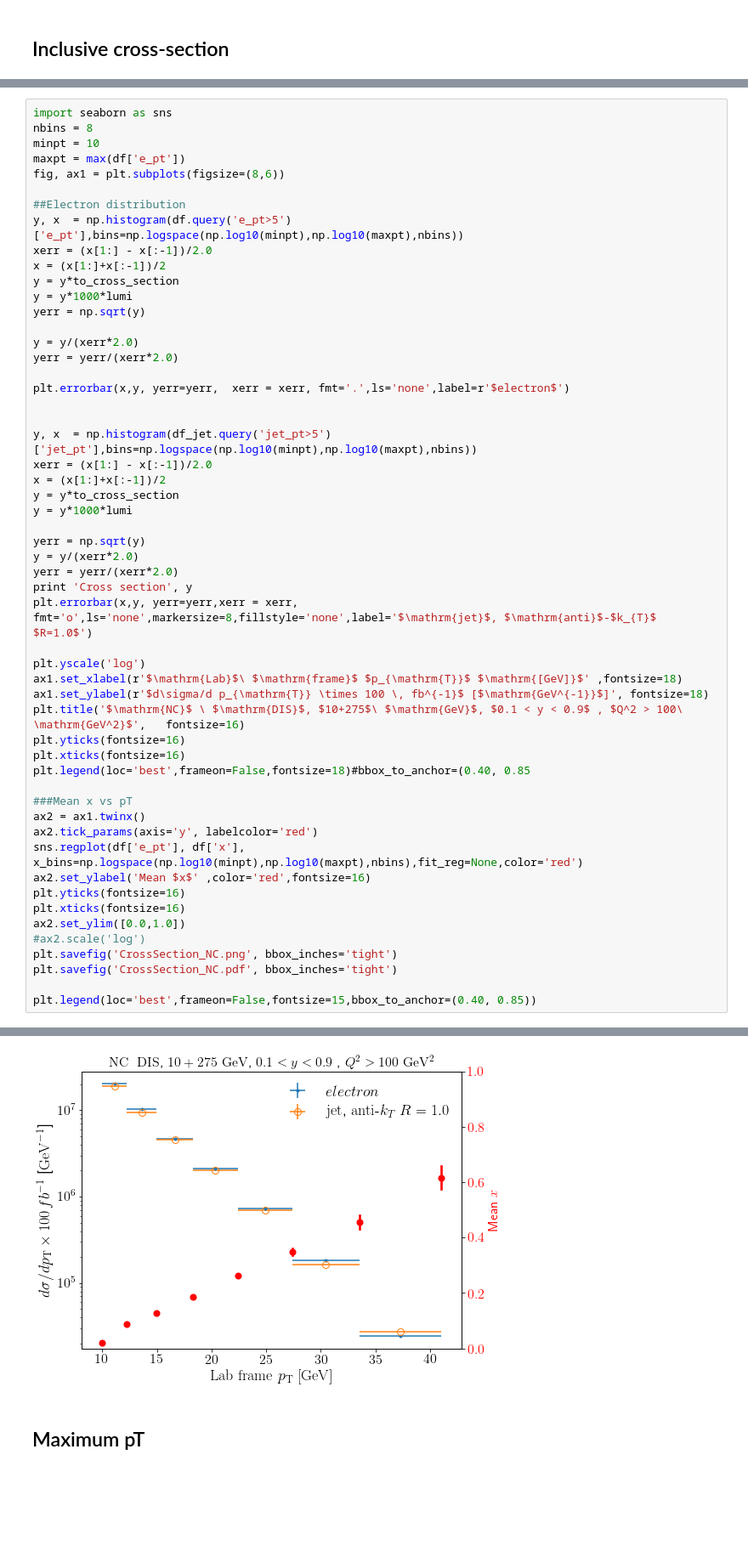
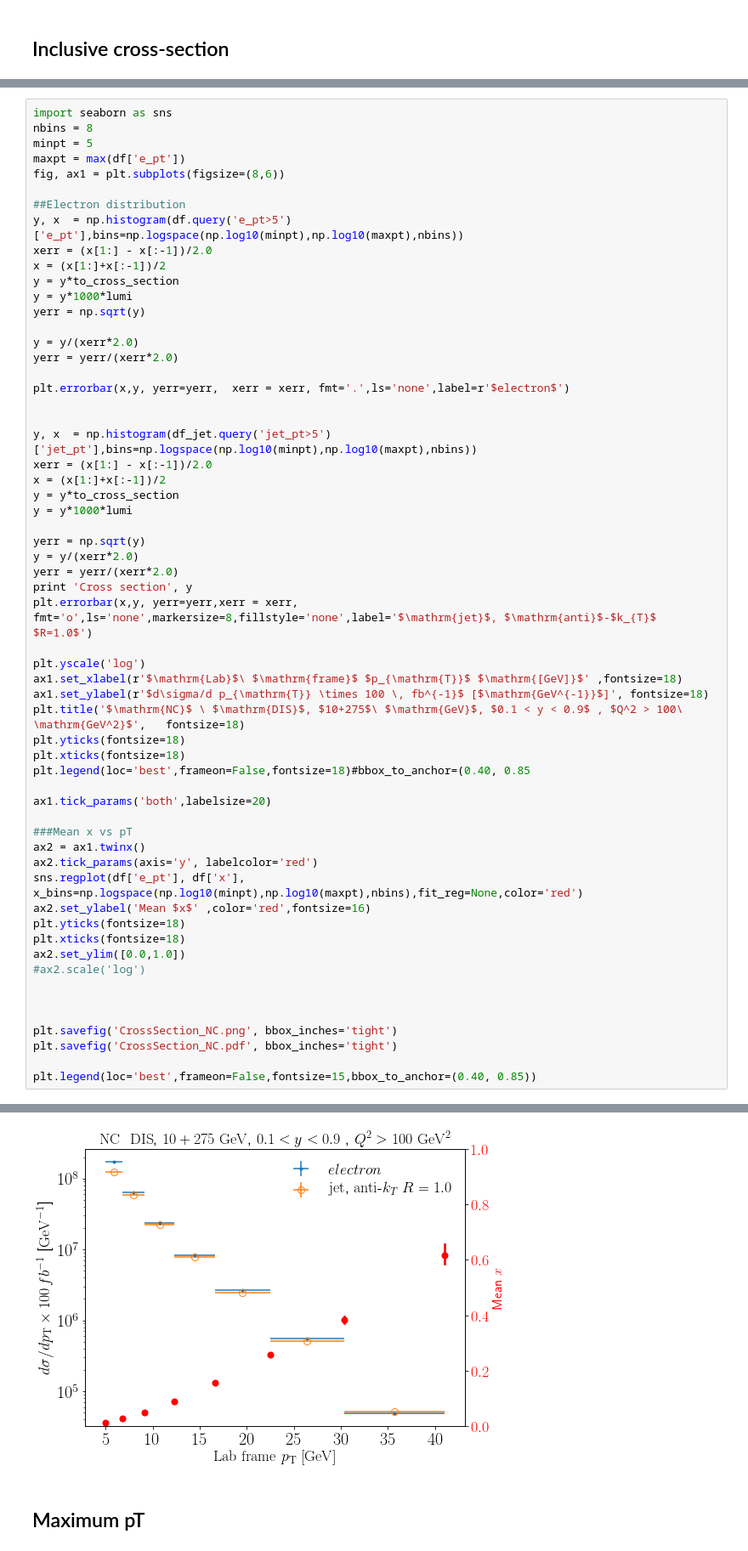
Before and after one commit to miguelignacio/eicsim, a Jupyter notebook: NC_CrossSection.ipynb, the cells around one changed output, grey strips where cells are left out. Shown at 85% size. Saved outputs shown, nothing was run; the diff lists cells and outputs as text; blank space fills up the shorter version.

```diff
--- a/NC_CrossSection.ipynb
+++ b/NC_CrossSection.ipynb
@@ -218,7 +232,7 @@ plt.errorbar(x,y,  xerr = xerr, fmt='.',ls='none')
 # %%
 import seaborn as sns
 nbins = 8
-minpt = 10
+minpt = 5
 maxpt = max(df['e_pt'])
 fig, ax1 = plt.subplots(figsize=(8,6))
 
@@ -251,20 +265,25 @@ plt.errorbar(x,y, yerr=yerr,xerr = xerr, fmt='o',ls='none',markersize=8,fillstyl
 plt.yscale('log')
 ax1.set_xlabel(r'$\mathrm{Lab}$\ $\mathrm{frame}$ $p_{\mathrm{T}}$ $\mathrm{[GeV]}$' ,fontsize=18)
 ax1.set_ylabel(r'$d\sigma/d p_{\mathrm{T}} \times 100 \, fb^{-1}$ [$\mathrm{GeV^{-1}}$]', fontsize=18)
-plt.title('$\mathrm{NC}$ \ $\mathrm{DIS}$, $10+275$\ $\mathrm{GeV}$, $0.1 < y < 0.9$ , $Q^2 > 100\ \mathrm{GeV^2}$',   fontsize=16)
-plt.yticks(fontsize=16)
-plt.xticks(fontsize=16)
+plt.title('$\mathrm{NC}$ \ $\mathrm{DIS}$, $10+275$\ $\mathrm{GeV}$, $0.1 < y < 0.9$ , $Q^2 > 100\ \mathrm{GeV^2}$',   fontsize=18)
+plt.yticks(fontsize=18)
+plt.xticks(fontsize=18)
 plt.legend(loc='best',frameon=False,fontsize=18)#bbox_to_anchor=(0.40, 0.85
+
+ax1.tick_params('both',labelsize=20)
 
 ###Mean x vs pT
 ax2 = ax1.twinx()
 ax2.tick_params(axis='y', labelcolor='red')
 sns.regplot(df['e_pt'], df['x'], x_bins=np.logspace(np.log10(minpt),np.log10(maxpt),nbins),fit_reg=None,color='red')
 ax2.set_ylabel('Mean $x$' ,color='red',fontsize=16)
-plt.yticks(fontsize=16)
-plt.xticks(fontsize=16)
+plt.yticks(fontsize=18)
+plt.xticks(fontsize=18)
 ax2.set_ylim([0.0,1.0])
 #ax2.scale('log')
+
+
+
 plt.savefig('CrossSection_NC.png', bbox_inches='tight')
 plt.savefig('CrossSection_NC.pdf', bbox_inches='tight')
 
@@ -275,4 +294,4 @@ Cross section [19216478.66024899  9487476.11411019  4522516.87761174  2034723.95
-[figure, old version]
+[figure, new version]
 # %% [markdown]
 ## Maximum pT
 # %%
```
Also changed, not shown: parts of 9 cells of this notebook, 1 other file.
